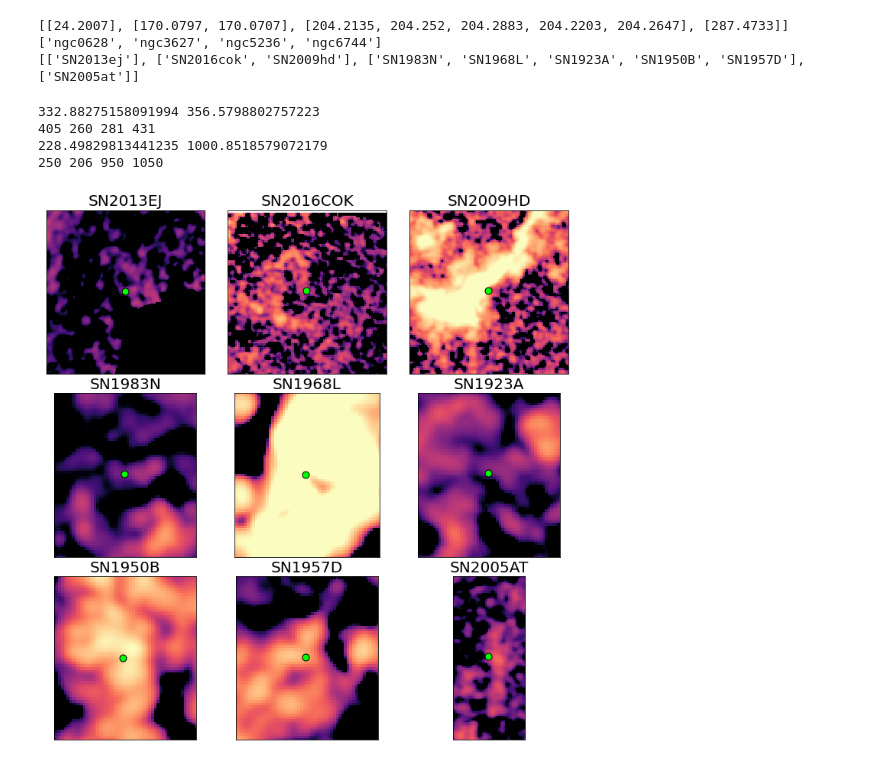
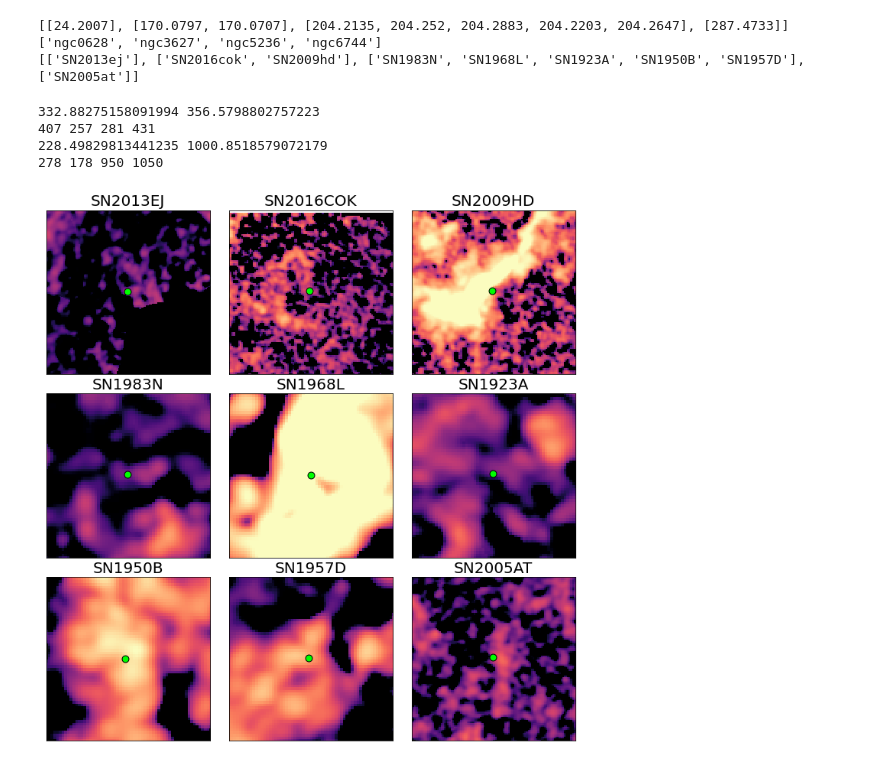
Before and after one commit to NessMayker/SNeCO, a Jupyter notebook: Code/3.3c_60pc_Zooms.ipynb, the cells around one changed output. Drawn from its saved outputs; the diff is of its cells as text; code cells hidden in the pictures.

```diff
--- a/Code/3.3c_60pc_Zooms.ipynb
+++ b/Code/3.3c_60pc_Zooms.ipynb
@@ -62,7 +62,7 @@ indices.append(0)
 print(indices)
 # print(gal_groups["SN_name"][4])
 
-images60, err60, name, types, ras, decs = [],[],[],[],[],[]
+images60, err60, name, types, ras, decs, dists = [],[],[],[],[],[],[]
 for i in range(len(indices)-2):
     SNnames, SNtypes, SNras, SNdecs = [],[],[],[]
     images60.append(pc60FileList[i])
@@ -86,6 +86,7 @@ for i in range(len(indices)-2):
     types.append(SNtypes)
     ras.append(SNras)
     decs.append(SNdecs)
+    dists.append(gal_groups["dist"][indices[i]])
 print(name)
 # %% [output]
 [0, 1, 2, 3, 4, 5, 7, 10, 11, 12, 16, 18, 19, 20, 21, 23, 24, 28, 32, 39, 45, 46, 47, 49, 50, 52, 53, 55, 60, 61, 62, 63, 0]
@@ -242,7 +244,7 @@ print(SNnames)
 [['SN2013ej'], ['SN2016cok', 'SN2009hd'], ['SN1983N', 'SN1968L', 'SN1923A', 'SN1950B', 'SN1957D'], ['SN2005at']]
 # %%
 
-halfBox = 0.00416667 # 15' in degrees
+halfBox = 0.00416667 # 15'' in degrees
 numSNe = 9
 m,n,p =0,0,0 # plot counters for total number, rows, columns
 PLOTS_PER_ROW = 3
@@ -253,8 +255,8 @@ for j in range(len(SNgals)): # counter to count galaxy maps
     if  len(SNras[j]) > 1:
         for k in range(len(SNras[j])): # counter to count number of SN in each galaxy
 
-            SNraStart  = SNras[j][k]  -  halfBox
-            SNraEnd    = SNras[j][k]  +  halfBox
+            SNraStart  = SNras[j][k]  -  halfBox / np.cos(SNdecs[j][k] * np.pi/180)
+            SNraEnd    = SNras[j][k]  +  halfBox / np.cos(SNdecs[j][k] * np.pi/180)
             SNdecStart = SNdecs[j][k] -  halfBox
             SNdecEnd   = SNdecs[j][k] +  halfBox
 
@@ -280,8 +282,8 @@ for j in range(len(SNgals)): # counter to count galaxy maps
                 n=0
             p +=1
     else:
-        SNraStart  = SNras[j][0]  -  halfBox
-        SNraEnd    = SNras[j][0]  +  halfBox
+        SNraStart  = SNras[j][0]  -  halfBox / np.cos(SNdecs[j][0] * np.pi/180)
+        SNraEnd    = SNras[j][0]  +  halfBox / np.cos(SNdecs[j][0] * np.pi/180)
         SNdecStart = SNdecs[j][0] -  halfBox
         SNdecEnd   = SNdecs[j][0] +  halfBox
 
@@ -289,33 +291,33 @@ for j in range(len(SNgals)): # counter to count galaxy maps
         (print(xVal,yVal))
         xStart, yStart = wcss60[j].wcs_world2pix(SNraStart, SNdecStart,0)
         xEnd, yEnd     = wcss60[j].wcs_world2pix(SNraEnd, SNdecEnd,0)
         xStart, xEnd, yStart, yEnd = int(xStart), int(xEnd), int(yStart), int(yEnd)
         print(xStart, xEnd, yStart, yEnd)
         plot = plots60[j]#[xStart:xEnd][yStart:yEnd]
         logplot = np.log10(plot)
 
         axs[m][n].imshow(logplot, cmap=current_cmap, aspect="equal", origin = "lower", interpolation = "nearest", vmin = -0.5, vmax = 2.0, zorder = 0)
         axs[m][n].set_ylim(yStart,yEnd)
         axs[m][n].set_xlim(xStart,xEnd)
 
         axs[m][n].set_title(SNnames[j][0].upper(), fontsize=20)
         axs[m][n].set_xticks([])
         axs[m][n].set_yticks([])
         axs[m][n].scatter(xVal, yVal, color = "black", marker ="o", s = 60, zorder=2)
         axs[m][n].scatter(xVal, yVal, color = "lime", marker = "o", s = 80, edgecolor="black",zorder = 2)
 
         n+=1
         if n%PLOTS_PER_ROW==0:
             m+=1
             n=0
         p +=1
 
 plt.tight_layout(pad=0.1, w_pad=0.1, h_pad=0.1)
 plt.show()
 fig.savefig("../Figures/Zooms_60pc.png", dpi=300)
 # %% [output]
 332.88275158091994 356.5798802757223
-405 260 281 431
+407 257 281 431
 228.49829813441235 1000.8518579072179
-250 206 950 1050
+278 178 950 1050
-[figure, old version]
+[figure, new version]
```
Also changed, not shown: parts of 5 cells of this notebook, 1 other file.
